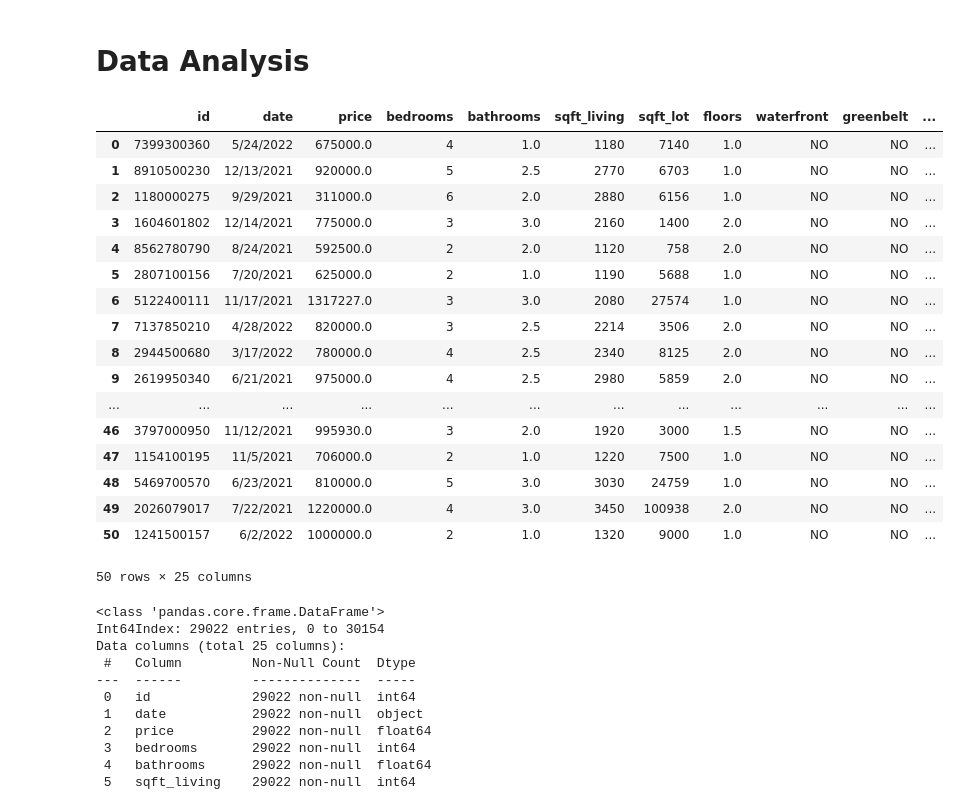
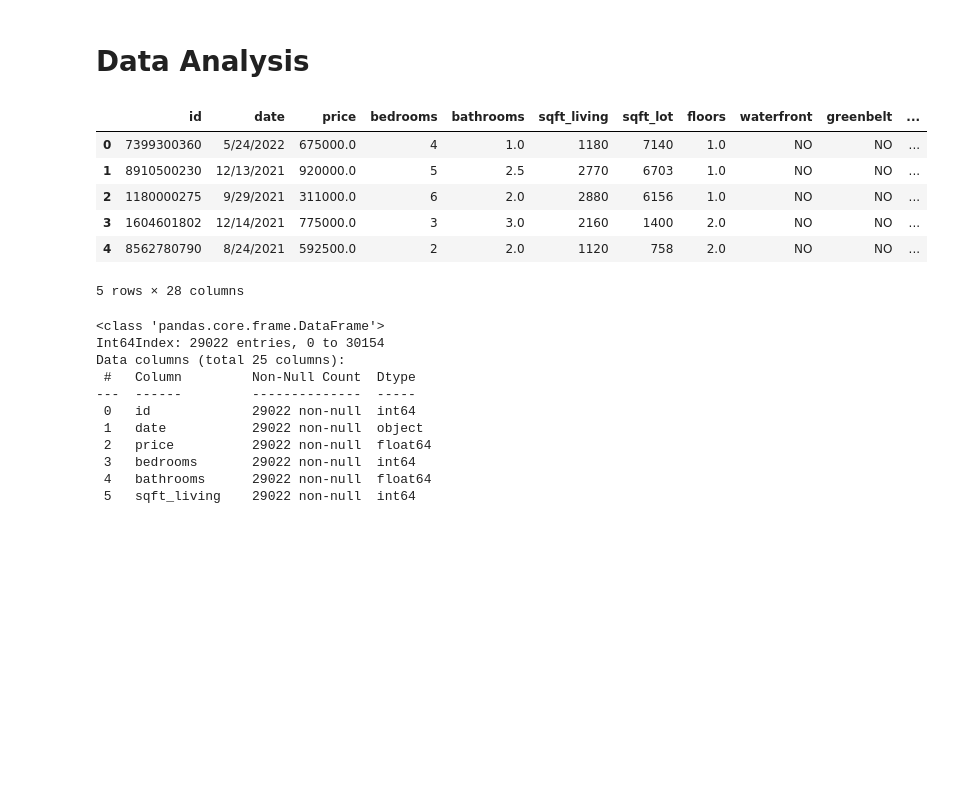
Before and after one commit to jmarksk/RealEstateProject2, a Jupyter notebook: Real_estate_notebook.ipynb, the cells around one changed output. Drawn from its saved outputs; the diff is of its cells as text; code cells hidden in the pictures; blank space fills up the shorter version.

```diff
--- a/Real_estate_notebook.ipynb
+++ b/Real_estate_notebook.ipynb
@@ -123,26 +123,15 @@ abs(dataCut.corr()) > 0.5
 # %% [markdown]
 # Data Analysis
 # %%
-dataCut.head(50)
+dataCut.head(5)
 # %% [output]
 |  | id | date | price | bedrooms | bathrooms | sqft_living | sqft_lot | floors | waterfront | greenbelt | ... |
 | 0 | 7399300360 | 5/24/2022 | 675000.0 | 4 | 1.0 | 1180 | 7140 | 1.0 | NO | NO | ... |
 | 1 | 8910500230 | 12/13/2021 | 920000.0 | 5 | 2.5 | 2770 | 6703 | 1.0 | NO | NO | ... |
 | 2 | 1180000275 | 9/29/2021 | 311000.0 | 6 | 2.0 | 2880 | 6156 | 1.0 | NO | NO | ... |
 | 3 | 1604601802 | 12/14/2021 | 775000.0 | 3 | 3.0 | 2160 | 1400 | 2.0 | NO | NO | ... |
 | 4 | 8562780790 | 8/24/2021 | 592500.0 | 2 | 2.0 | 1120 | 758 | 2.0 | NO | NO | ... |
-| 5 | 2807100156 | 7/20/2021 | 625000.0 | 2 | 1.0 | 1190 | 5688 | 1.0 | NO | NO | ... |
-| 6 | 5122400111 | 11/17/2021 | 1317227.0 | 3 | 3.0 | 2080 | 27574 | 1.0 | NO | NO | ... |
-| 7 | 7137850210 | 4/28/2022 | 820000.0 | 3 | 2.5 | 2214 | 3506 | 2.0 | NO | NO | ... |
-| 8 | 2944500680 | 3/17/2022 | 780000.0 | 4 | 2.5 | 2340 | 8125 | 2.0 | NO | NO | ... |
-| 9 | 2619950340 | 6/21/2021 | 975000.0 | 4 | 2.5 | 2980 | 5859 | 2.0 | NO | NO | ... |
-| ... | ... | ... | ... | ... | ... | ... | ... | ... | ... | ... | ... |
-| 46 | 3797000950 | 11/12/2021 | 995930.0 | 3 | 2.0 | 1920 | 3000 | 1.5 | NO | NO | ... |
-| 47 | 1154100195 | 11/5/2021 | 706000.0 | 2 | 1.0 | 1220 | 7500 | 1.0 | NO | NO | ... |
-| 48 | 5469700570 | 6/23/2021 | 810000.0 | 5 | 3.0 | 3030 | 24759 | 1.0 | NO | NO | ... |
-| 49 | 2026079017 | 7/22/2021 | 1220000.0 | 4 | 3.0 | 3450 | 100938 | 2.0 | NO | NO | ... |
-| 50 | 1241500157 | 6/2/2022 | 1000000.0 | 2 | 1.0 | 1320 | 9000 | 1.0 | NO | NO | ... |
-50 rows × 25 columns
+5 rows × 28 columns
 # %%
 dataCut.info()
 # %% [output]
```
Also changed, not shown: parts of 14 cells of this notebook, 5 other files.
